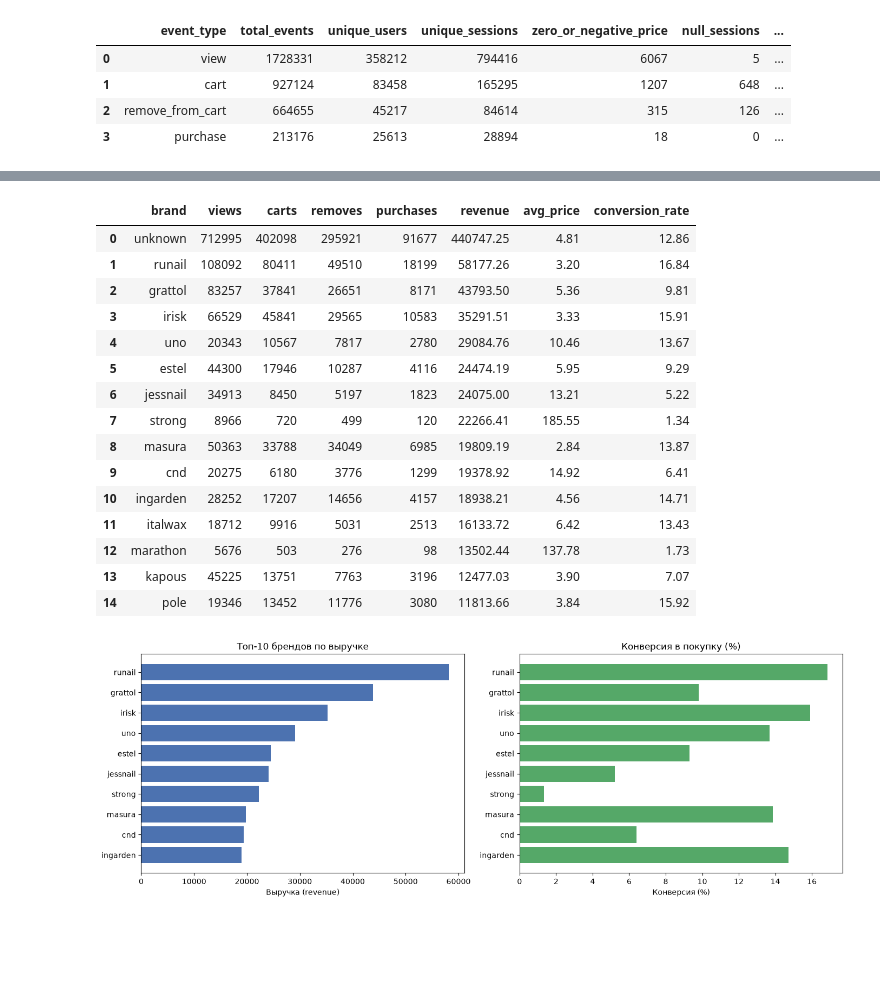
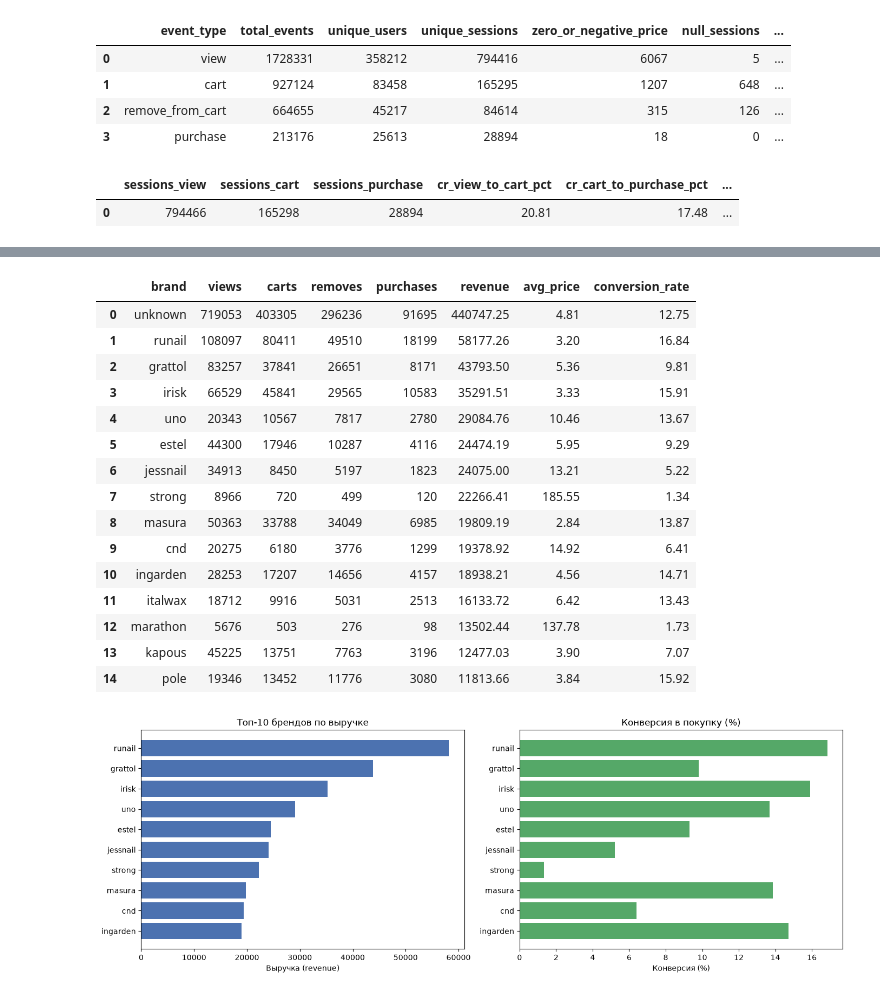
Before and after one commit to stepanovvd2006-max/ecommerce-product-analytics, a Jupyter notebook: pet-proekt.ipynb, the cells around one changed output, grey strips where cells are left out. Saved outputs shown, nothing was run; the diff lists cells and outputs as text; code cells hidden in the pictures; blank space fills up the shorter version.

```diff
--- a/pet-proekt.ipynb
+++ b/pet-proekt.ipynb
@@ -88,6 +88,45 @@ display(df_eda)
 | 1 | cart | 927124 | 83458 | 165295 | 1207 | 648 | ... |
 | 2 | remove_from_cart | 664655 | 45217 | 84614 | 315 | 126 | ... |
 | 3 | purchase | 213176 | 25613 | 28894 | 18 | 0 | ... |
+# %%
+query_funnel = """
+WITH session_stats AS (
+    SELECT
+        user_session,
+        user_id,
+        MAX(CASE WHEN event_type = 'view' THEN 1 ELSE 0 END) AS has_view,
+        MAX(CASE WHEN event_type = 'cart' THEN 1 ELSE 0 END) AS has_cart,
+        MAX(CASE WHEN event_type = 'purchase' THEN 1 ELSE 0 END) AS has_purchase,
+        SUM(price) FILTER (WHERE event_type = 'purchase' AND price > 0) AS order_revenue
+    FROM events_dec
+    WHERE user_session IS NOT NULL
+    GROUP BY user_session, user_id
+),
+user_orders AS (
+    SELECT
+        user_id,
+        COUNT(*) AS orders_cnt
+    FROM session_stats
+    WHERE has_purchase = 1
+    GROUP BY user_id
+)
+SELECT
+    COUNT(*) FILTER (WHERE has_view = 1) AS sessions_view,
+    COUNT(*) FILTER (WHERE has_cart = 1) AS sessions_cart,
+    COUNT(*) FILTER (WHERE has_purchase = 1) AS sessions_purchase,
+    ROUND(100.0 * COUNT(*) FILTER (WHERE has_cart = 1) / NULLIF(COUNT(*) FILTER (WHERE has_view = 1), 0), 2) AS cr_view_to_cart_pct,
+    ROUND(100.0 * COUNT(*) FILTER (WHERE has_purchase = 1) / NULLIF(COUNT(*) FILTER (WHERE has_cart = 1), 0), 2) AS cr_cart_to_purchase_pct,
+    ROUND(100.0 * COUNT(*) FILTER (WHERE has_purchase = 1) / NULLIF(COUNT(*) FILTER (WHERE has_view = 1), 0), 2) AS cr_view_to_purchase_pct,
+    ROUND(AVG(order_revenue) FILTER (WHERE has_purchase = 1)::numeric, 2) AS avg_order_value_aov,
+    (SELECT ROUND(100.0 * COUNT(*) FILTER (WHERE orders_cnt > 1) / COUNT(*), 2) FROM user_orders) AS repeat_buyers_pct
+FROM session_stats;
+"""
+
+df_funnel = pd.read_sql(query_funnel, engine)
+display(df_funnel)
+# %% [output]
+|  | sessions_view | sessions_cart | sessions_purchase | cr_view_to_cart_pct | cr_cart_to_purchase_pct | ... |
+| 0 | 794466 | 165298 | 28894 | 20.81 | 17.48 | ... |
 # %%
 
 query_clean = """
@@ -142,30 +181,29 @@ display(df_zero_purchases)
 # %%
 query_brands = """
 SELECT
     COALESCE(brand, 'unknown') AS brand,
     COUNT(*) FILTER (WHERE event_type = 'view') AS views,
     COUNT(*) FILTER (WHERE event_type = 'cart') AS carts,
     COUNT(*) FILTER (WHERE event_type = 'remove_from_cart') AS removes,
     COUNT(*) FILTER (WHERE event_type = 'purchase') AS purchases,
-    ROUND(SUM(price) FILTER (WHERE event_type = 'purchase')::numeric, 2) AS revenue,
-    ROUND(AVG(price) FILTER (WHERE event_type = 'purchase')::numeric, 2) AS avg_price,
+    ROUND(SUM(price) FILTER (WHERE event_type = 'purchase' AND price > 0)::numeric, 2) AS revenue,
+    ROUND(AVG(price) FILTER (WHERE event_type = 'purchase' AND price > 0)::numeric, 2) AS avg_price,
     ROUND(
         100.0 * COUNT(*) FILTER (WHERE event_type = 'purchase') /
         NULLIF(COUNT(*) FILTER (WHERE event_type = 'view'), 0), 2
     ) AS conversion_rate
 FROM events_dec
-WHERE price > 0
 GROUP BY COALESCE(brand, 'unknown')
 ORDER BY revenue DESC NULLS LAST
 LIMIT 15;
 """
 
 df_brands = pd.read_sql(query_brands, engine)
 display(df_brands)
 # %% [output]
 |  | brand | views | carts | removes | purchases | revenue | avg_price | conversion_rate |
-| 0 | unknown | 712995 | 402098 | 295921 | 91677 | 440747.25 | 4.81 | 12.86 |
-| 1 | runail | 108092 | 80411 | 49510 | 18199 | 58177.26 | 3.20 | 16.84 |
+| 0 | unknown | 719053 | 403305 | 296236 | 91695 | 440747.25 | 4.81 | 12.75 |
+| 1 | runail | 108097 | 80411 | 49510 | 18199 | 58177.26 | 3.20 | 16.84 |
 | 2 | grattol | 83257 | 37841 | 26651 | 8171 | 43793.50 | 5.36 | 9.81 |
 | 3 | irisk | 66529 | 45841 | 29565 | 10583 | 35291.51 | 3.33 | 15.91 |
 | 4 | uno | 20343 | 10567 | 7817 | 2780 | 29084.76 | 10.46 | 13.67 |
@@ -174,7 +212,7 @@ display(df_brands)
 | 7 | strong | 8966 | 720 | 499 | 120 | 22266.41 | 185.55 | 1.34 |
 | 8 | masura | 50363 | 33788 | 34049 | 6985 | 19809.19 | 2.84 | 13.87 |
 | 9 | cnd | 20275 | 6180 | 3776 | 1299 | 19378.92 | 14.92 | 6.41 |
-| 10 | ingarden | 28252 | 17207 | 14656 | 4157 | 18938.21 | 4.56 | 14.71 |
+| 10 | ingarden | 28253 | 17207 | 14656 | 4157 | 18938.21 | 4.56 | 14.71 |
 | 11 | italwax | 18712 | 9916 | 5031 | 2513 | 16133.72 | 6.42 | 13.43 |
 | 12 | marathon | 5676 | 503 | 276 | 98 | 13502.44 | 137.78 | 1.73 |
 | 13 | kapous | 45225 | 13751 | 7763 | 3196 | 12477.03 | 3.90 | 7.07 |
```
Also changed, not shown: parts of 1 cell of this notebook.
